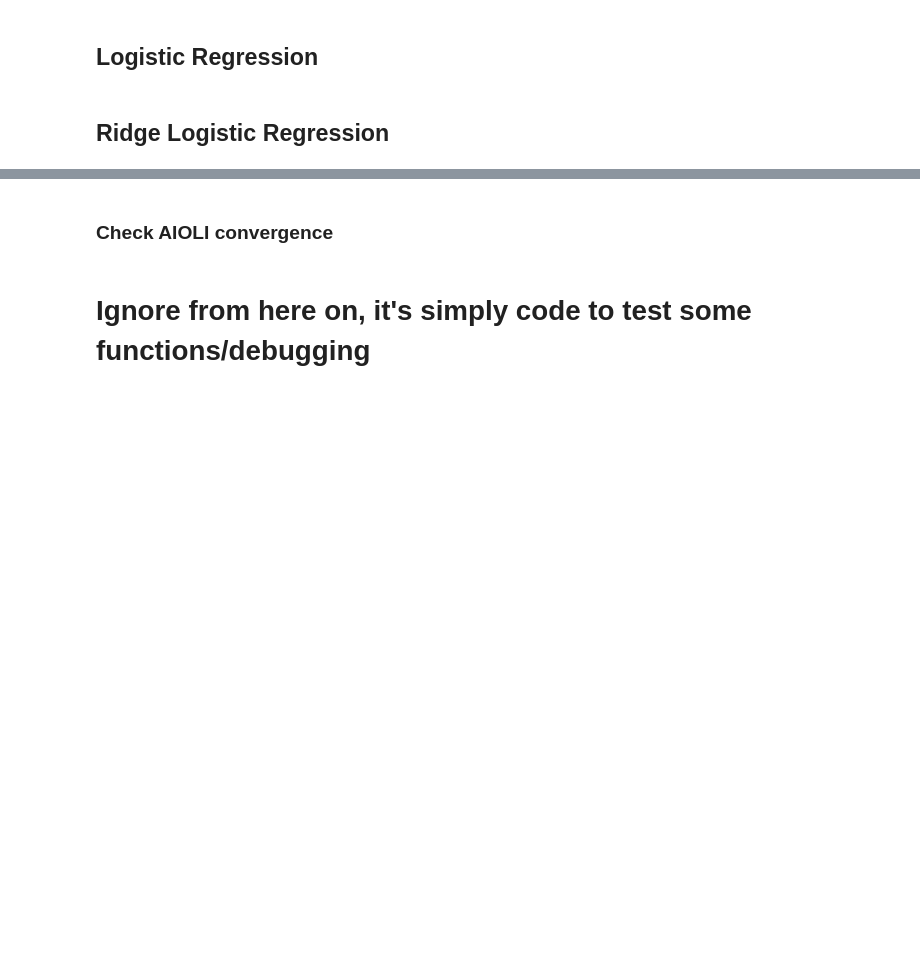
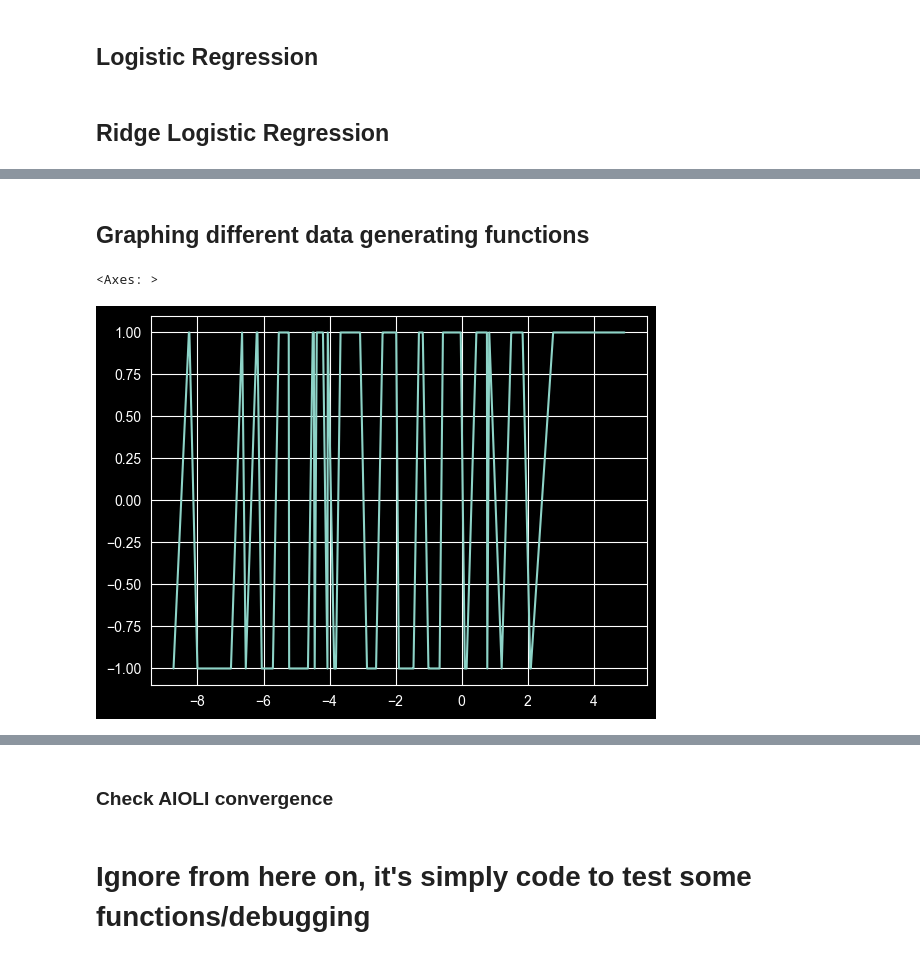
Before and after one commit to mcanela1/Thesis_Online-to-batch_Logistic-Regression, a Jupyter notebook: Algorithms.ipynb, the cells around one changed output, grey strips where cells are left out. Drawn from its saved outputs; the diff is of its cells as text; code cells hidden in the pictures; blank space fills up the shorter version.

```diff
--- a/Algorithms.ipynb
+++ b/Algorithms.ipynb
@@ -75,7 +77,7 @@ def generate_y(n,x, betas, linearly_dependent_on_x = True, all_x = True, indepen
     if linearly_dependent_on_x and all_x:
         if sinusoidal:
             for t in range(n):
-                prob_y1 = (1/2)*np.sin(4*np.inner(x[t],betas)) + 1/2
+                prob_y1 = (1/2)*np.sin(np.inner(x[t],betas)) + 1/2
                 y[t] = rng.choice([1,-1], size = 1, p = [prob_y1, 1-prob_y1]).item()
         elif quadratic:
             for t in range(n):
@@ -770,0 +1159,11 @@ summary_test
+# %% [markdown]
+## Graphing different data generating functions
+# %%
+x_s = generate_x(100,d = 3, means = [2,2,1])
+betas_s = [2,0.1,-4.2]
+y_s = generate_y(n = 100,x = x_s, betas = betas_s, sinusoidal=True)
+
+sns.lineplot(x = x_s[:,0].flatten(), y = y_s)
+# %% [output]
+<Axes: >
+[figure, added]
```
Also changed, not shown: parts of 58 cells of this notebook.
